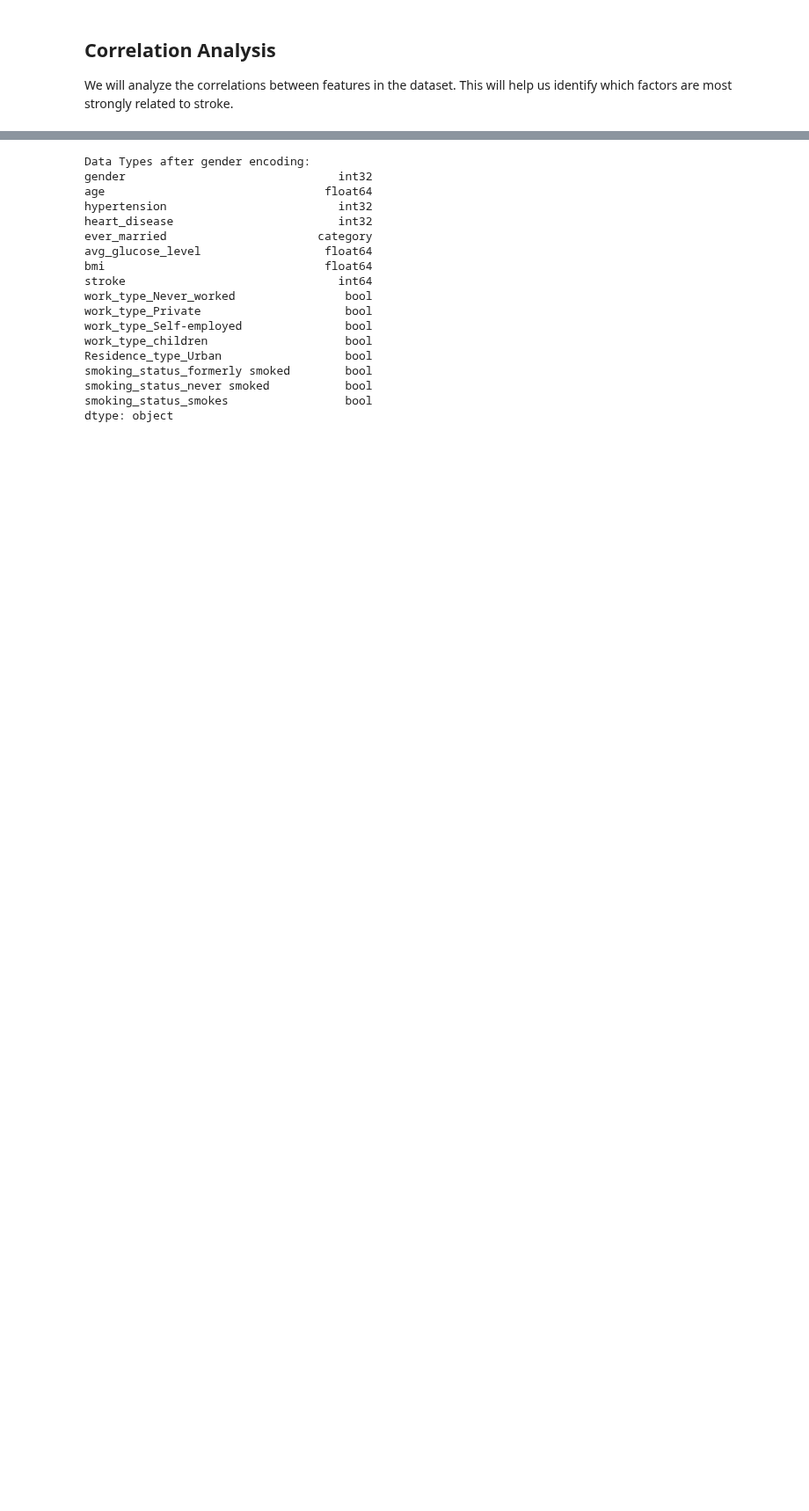
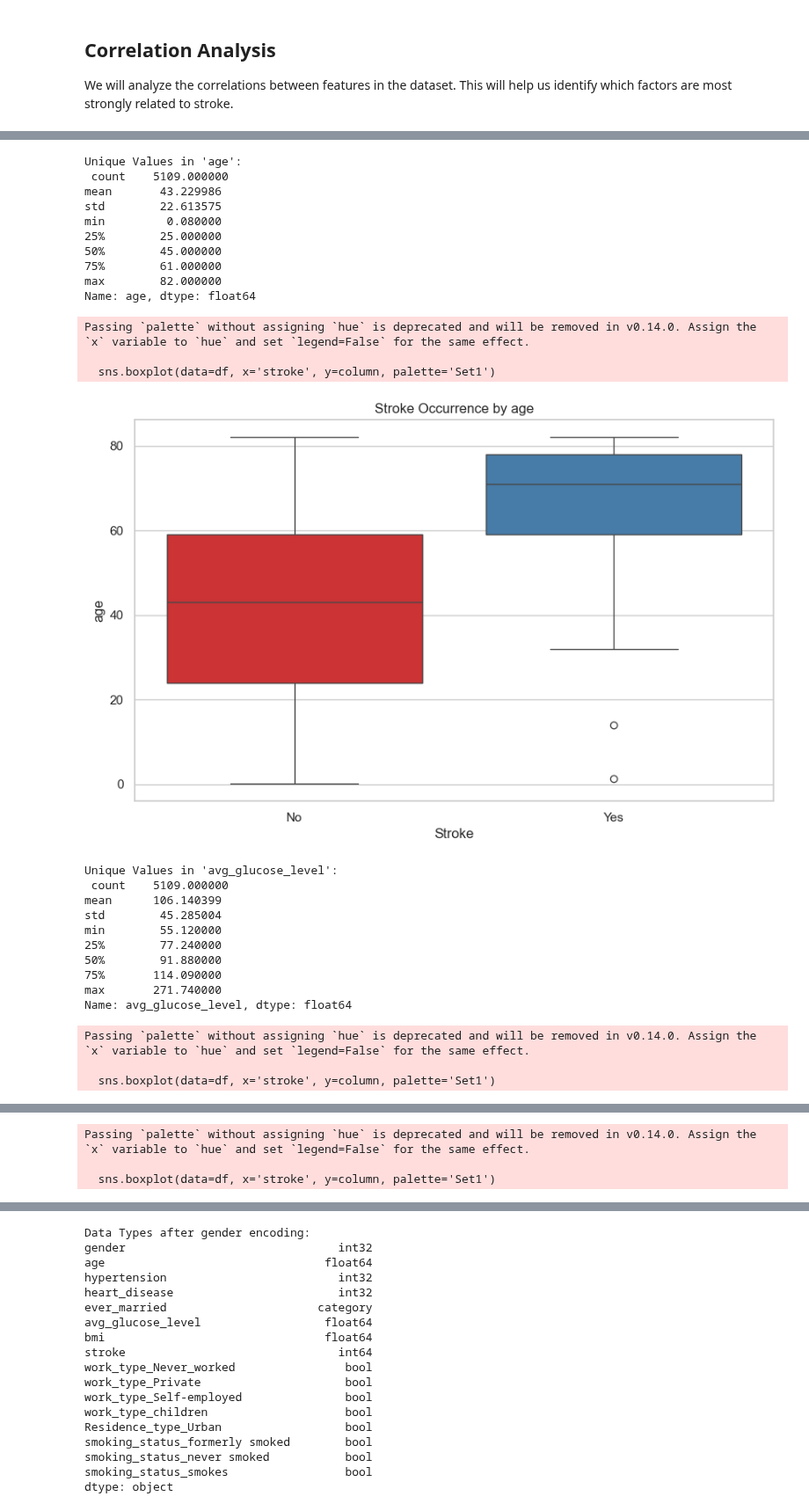
Before and after one commit to richenapedro/Data-Science-Analyst, a Jupyter notebook: Stroke Prediction/script/Stroke Prediction.ipynb, the cells around one changed output, grey strips where cells are left out. Shown at 88% size. Saved outputs shown, nothing was run; the diff lists cells and outputs as text; code cells hidden in the pictures; blank space fills up the shorter version.

```diff
--- a/Stroke Prediction/script/Stroke Prediction.ipynb
+++ b/Stroke Prediction/script/Stroke Prediction.ipynb
@@ -401,0 +533,44 @@ We will analyze the correlations between features in the dataset. This will help
+# %%
+for column in ['age', 'avg_glucose_level', 'bmi']:
+    print(f"\nUnique Values in '{column}':\n", df[column].describe())
+
+    # Create a box plot
+    plt.figure(figsize=(10, 6))
+    sns.boxplot(data=df, x='stroke', y=column, palette='Set1')
+
+    # Add title and labels
+    plt.title(f'Stroke Occurrence by {column}')
+    plt.xlabel('Stroke')
+    plt.ylabel(column)
+    plt.xticks([0, 1], ['No', 'Yes'])  # Customize x-axis ticks for better readability
+
+    # Show the plot
+    plt.show()
+# %% [output]
+Unique Values in 'age':
+ count    5109.000000
+mean       43.229986
+std        22.613575
+min         0.080000
+25%        25.000000
+50%        45.000000
+75%        61.000000
+max        82.000000
+Name: age, dtype: float64
+Passing `palette` without assigning `hue` is deprecated and will be removed in v0.14.0. Assign the `x` variable to `hue` and set `legend=False` for the same effect.
+
+  sns.boxplot(data=df, x='stroke', y=column, palette='Set1')
+[figure, added]
+Unique Values in 'avg_glucose_level':
+ count    5109.000000
+mean      106.140399
+std        45.285004
+min        55.120000
+25%        77.240000
+50%        91.880000
+75%       114.090000
+max       271.740000
+Name: avg_glucose_level, dtype: float64
+Passing `palette` without assigning `hue` is deprecated and will be removed in v0.14.0. Assign the `x` variable to `hue` and set `legend=False` for the same effect.
+
+  sns.boxplot(data=df, x='stroke', y=column, palette='Set1')
@@ -401,0 +588,3 @@ We will analyze the correlations between features in the dataset. This will help
+Passing `palette` without assigning `hue` is deprecated and will be removed in v0.14.0. Assign the `x` variable to `hue` and set `legend=False` for the same effect.
+
+  sns.boxplot(data=df, x='stroke', y=column, palette='Set1')
```
Also changed, not shown: parts of 9 cells of this notebook.
